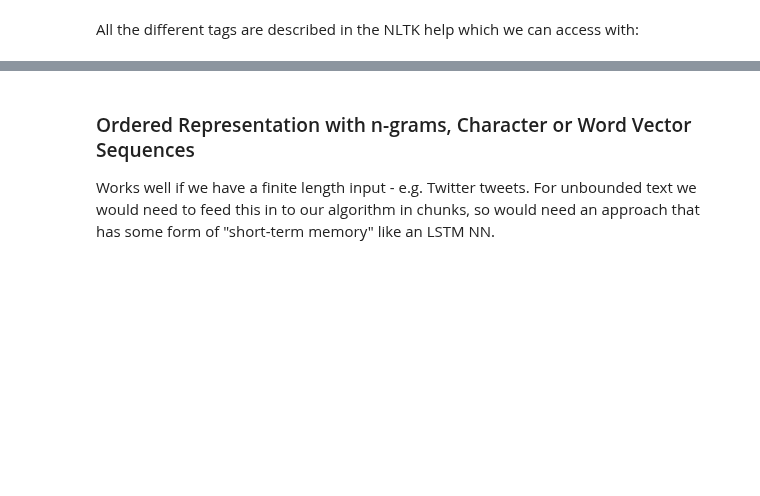
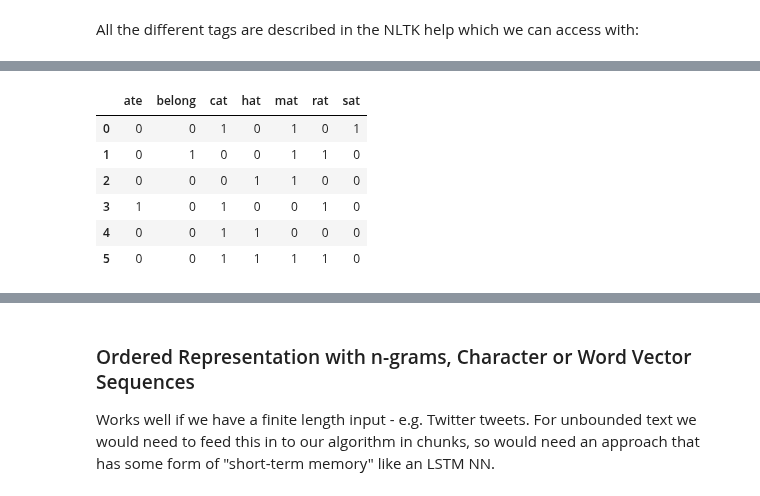
Before and after one commit to gramster/gramw.github.io, a Jupyter notebook: posts/NLP basics.ipynb, the cells around one changed output, grey strips where cells are left out. Saved outputs shown, nothing was run; the diff lists cells and outputs as text; code cells hidden in the pictures; blank space fills up the shorter version.

```diff
--- a/posts/NLP basics.ipynb
+++ b/posts/NLP basics.ipynb
@@ -211,3 +355,22 @@ pd.DataFrame(X.toarray(), columns=v.get_feature_names())
+# %%
+class StemmedCountVectorizer(CountVectorizer):
+    _stemmer = nltk.stem.PorterStemmer()
+
+    def build_analyzer(self):
+        analyzer = super(StemmedCountVectorizer, self).build_analyzer()
+        return lambda doc: [StemmedCountVectorizer._stemmer.stem(w) for w in analyzer(doc)]
+# %%
+v = StemmedCountVectorizer(stop_words="english", binary=True)
+X = v.fit_transform(data)
+pd.DataFrame(X.toarray(), columns=v.get_feature_names())
+# %% [output]
+|  | ate | belong | cat | hat | mat | rat | sat |
+| 0 | 0 | 0 | 1 | 0 | 1 | 0 | 1 |
+| 1 | 0 | 1 | 0 | 0 | 1 | 1 | 0 |
+| 2 | 0 | 0 | 0 | 1 | 1 | 0 | 0 |
+| 3 | 1 | 0 | 1 | 0 | 0 | 1 | 0 |
+| 4 | 0 | 0 | 1 | 1 | 0 | 0 | 0 |
+| 5 | 0 | 0 | 1 | 1 | 1 | 1 | 0 |
 # %% [markdown]
 ### Word Significance Metrics
 
```
Also changed, not shown: parts of 30 cells of this notebook, 5 other files.
